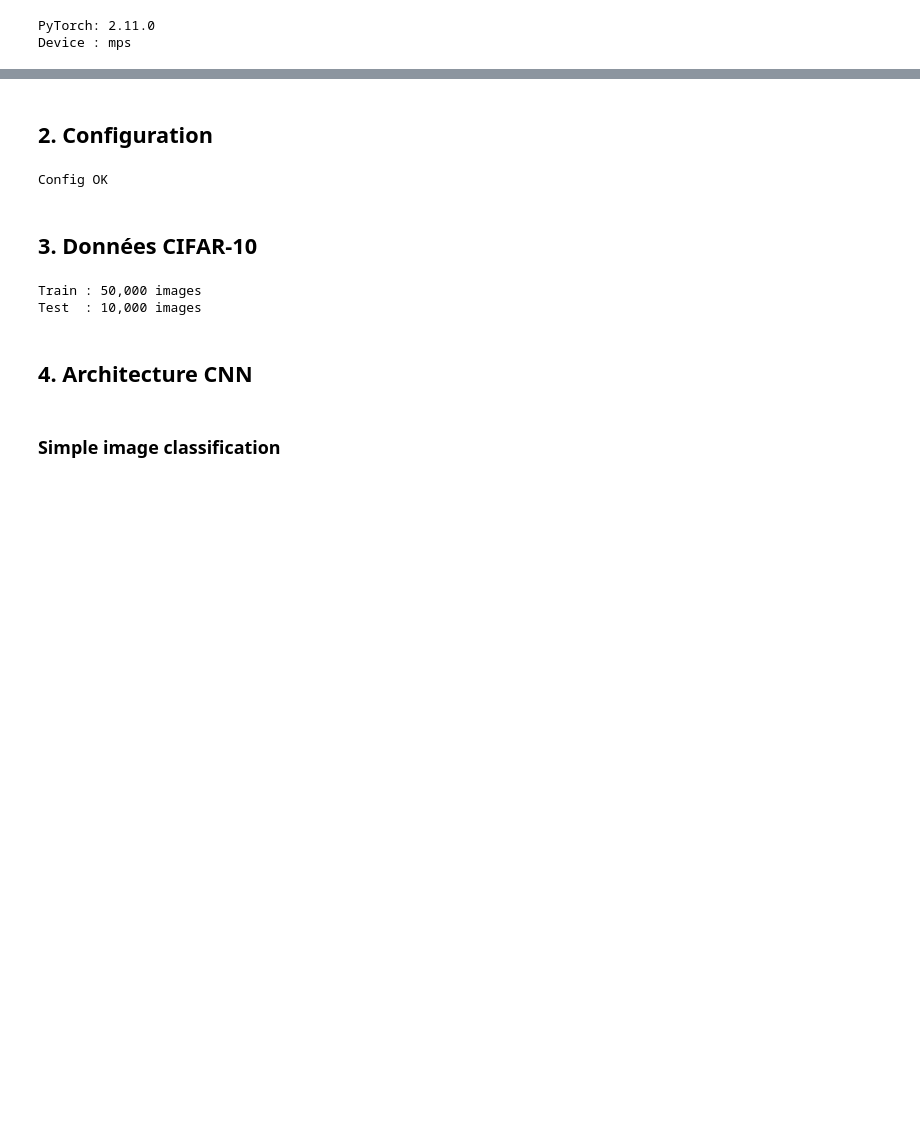
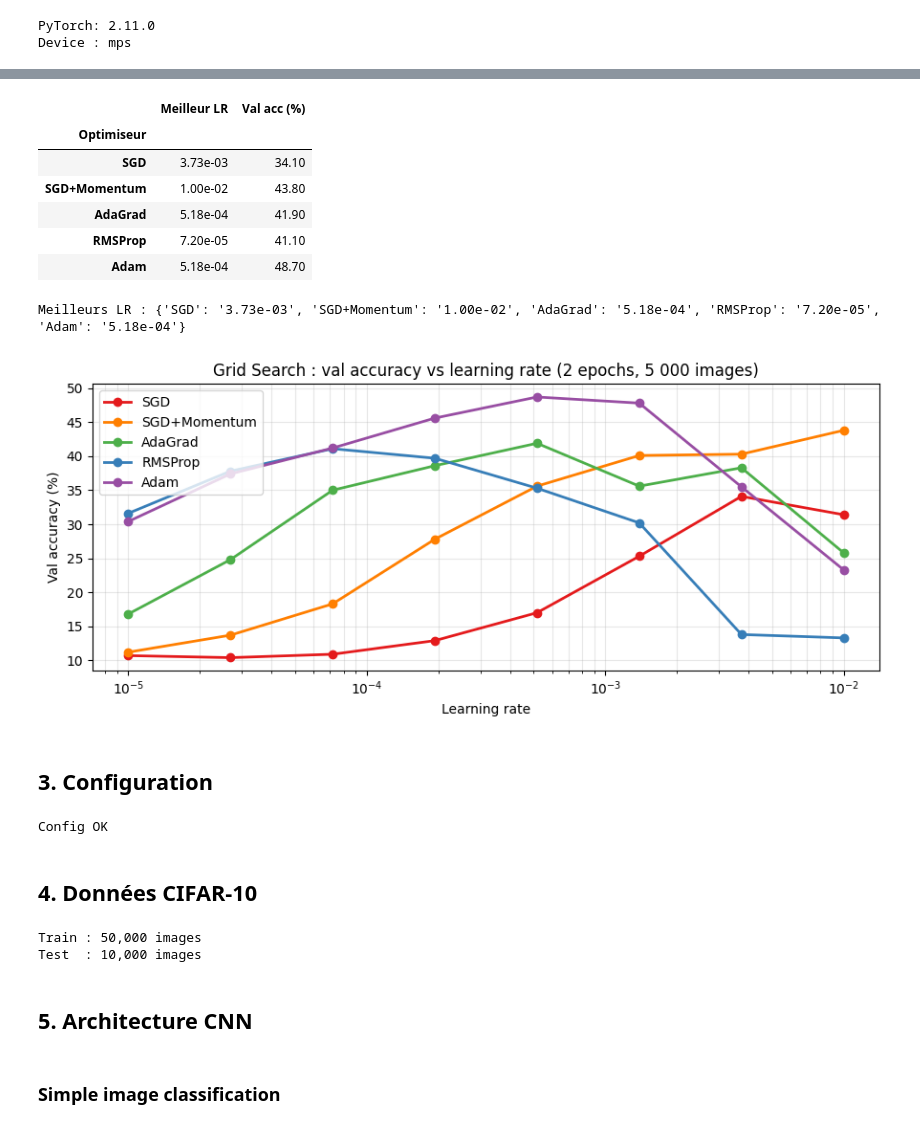
Before and after one commit to Gabriel-orcun/Convex-Optimisation, a Jupyter notebook: experiment.ipynb, the cells around one changed output, grey strips where cells are left out. Saved outputs shown, nothing was run; the diff lists cells and outputs as text; code cells hidden in the pictures; blank space fills up the shorter version.

Commit message:
Add hyperparameter search

```diff
--- a/experiment.ipynb
+++ b/experiment.ipynb
@@ -27,4 +147,57 @@ Device : mps
+# %%
+# ── Tableau des meilleurs LR + courbe val acc vs LR ──────────────────────
+best_lr_per_opt = {}
+_gs_rows = []
+for _opt_name, _lr_accs in gs_results.items():
+    _best_lr  = max(_lr_accs, key=_lr_accs.get)
+    _best_acc = _lr_accs[_best_lr]
+    best_lr_per_opt[_opt_name] = _best_lr
+    _gs_rows.append({
+        "Optimiseur":  _opt_name,
+        "Meilleur LR": f"{_best_lr:.2e}",
+        "Val acc (%)": f"{_best_acc:.2f}",
+    })
+
+_gs_df = pd.DataFrame(_gs_rows).set_index("Optimiseur")
+display(_gs_df)
+print("\nMeilleurs LR :", {k: f"{v:.2e}" for k, v in best_lr_per_opt.items()})
+
+# ── Courbes ───────────────────────────────────────────────────────────────
+_gs_colors = {
+    "SGD":          "#e41a1c",
+    "SGD+Momentum": "#ff7f00",
+    "AdaGrad":      "#4daf4a",
+    "RMSProp":      "#377eb8",
+    "Adam":         "#984ea3",
+}
+
+fig, ax = plt.subplots(figsize=(9, 4))
+for _opt_name, _lr_accs in gs_results.items():
+    _lrs  = sorted(_lr_accs.keys())
+    _accs = [_lr_accs[lr] for lr in _lrs]
+    ax.semilogx(_lrs, _accs, marker='o', label=_opt_name,
+                color=_gs_colors.get(_opt_name), linewidth=2)
+
+ax.set_xlabel("Learning rate")
+ax.set_ylabel("Val accuracy (%)")
+ax.set_title("Grid Search : val accuracy vs learning rate (2 epochs, 5 000 images)")
+ax.legend(loc="upper left")
+ax.grid(True, which='both', alpha=0.3)
+plt.tight_layout()
+os.makedirs("results", exist_ok=True)
+plt.savefig("results/gs_lr_search.png", dpi=150)
+plt.show()
+# %% [output]
+|  | Meilleur LR | Val acc (%) |
+| Optimiseur |  |  |
+| SGD | 3.73e-03 | 34.10 |
+| SGD+Momentum | 1.00e-02 | 43.80 |
+| AdaGrad | 5.18e-04 | 41.90 |
+| RMSProp | 7.20e-05 | 41.10 |
+| Adam | 5.18e-04 | 48.70 |
+Meilleurs LR : {'SGD': '3.73e-03', 'SGD+Momentum': '1.00e-02', 'AdaGrad': '5.18e-04', 'RMSProp': '7.20e-05', 'Adam': '5.18e-04'}
+[figure, added]
 # %% [markdown]
-## 2. Configuration
+## 3. Configuration
 # %%
 SEED       = 42
@@ -59,7 +232,7 @@ print("Config OK")
 # %% [output]
 Config OK
 # %% [markdown]
-## 3. Données CIFAR-10
+## 4. Données CIFAR-10
 # %%
 MEAN = (0.4914, 0.4822, 0.4465)
 STD  = (0.2023, 0.1994, 0.2010)
@@ -88,7 +261,7 @@ print(f"Test  : {len(testset):,} images")
 Train : 50,000 images
 Test  : 10,000 images
 # %% [markdown]
-## 4. Architecture CNN
+## 5. Architecture CNN
 # %% [markdown]
 ### Simple image classification
 # %%
```
Also changed, not shown: parts of 15 cells of this notebook.
